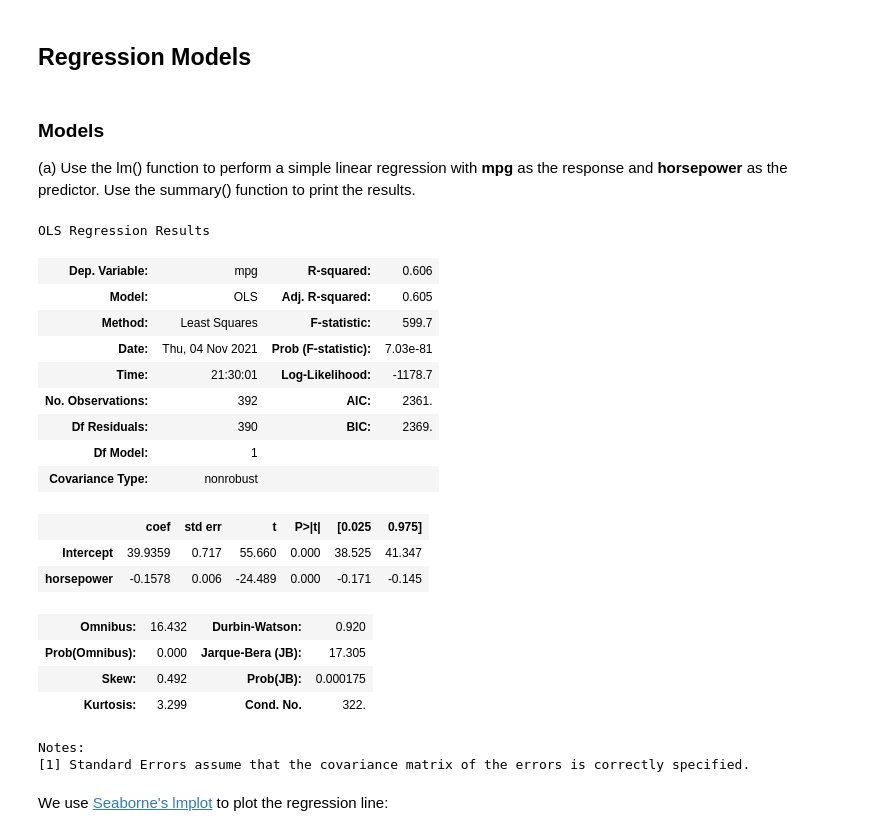
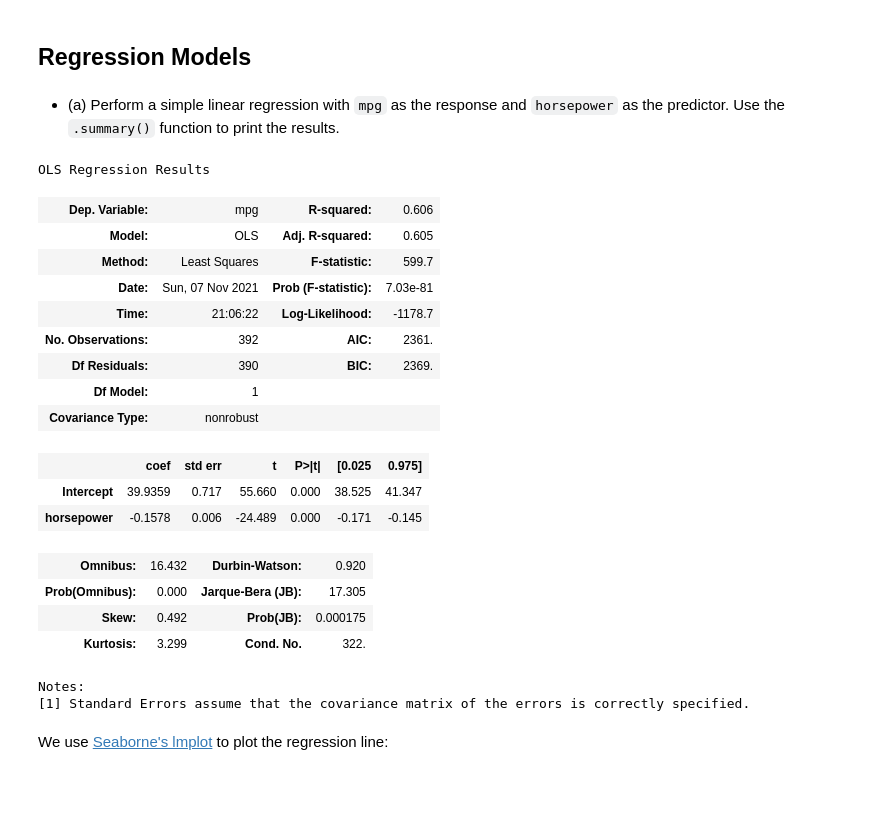
Before and after one commit to kirenz/regression, a Jupyter notebook: case_auto.ipynb, the cells around one changed output. Cells and saved outputs as stored; diff of their text form; code cells hidden in the pictures; blank space fills up the shorter version.

Commit message:
added functions

```diff
--- a/case_auto.ipynb
+++ b/case_auto.ipynb
@@ -161,20 +167,18 @@ sns.jointplot(x="horsepower", y="mpg", data=df);
 # %% [markdown]
 ## Regression Models
 # %% [markdown]
-### Models
-
-(a) Use the lm() function to perform a simple linear regression with **mpg** as the response and **horsepower** as the predictor. Use the summary() function to print the results.
+- (a) Perform a simple linear regression with `mpg` as the response and `horsepower` as the predictor. Use the `.summary()` function to print the results.
 # %%
-ols = smf.ols(formula ='mpg ~  horsepower', data=df).fit()
+lm = smf.ols(formula ='mpg ~  horsepower', data=df).fit()
 # %%
-ols.summary()
+lm.summary()
 # %% [output]
 OLS Regression Results
 | Dep. Variable: | mpg | R-squared: | 0.606 |
 | Model: | OLS | Adj. R-squared: | 0.605 |
 | Method: | Least Squares | F-statistic: | 599.7 |
-| Date: | Thu, 04 Nov 2021 | Prob (F-statistic): | 7.03e-81 |
-| Time: | 21:30:01 | Log-Likelihood: | -1178.7 |
+| Date: | Sun, 07 Nov 2021 | Prob (F-statistic): | 7.03e-81 |
+| Time: | 21:06:22 | Log-Likelihood: | -1178.7 |
 | No. Observations: | 392 | AIC: | 2361. |
 | Df Residuals: | 390 | BIC: | 2369. |
 | Df Model: | 1 |  |  |
```
Also changed, not shown: parts of 20 cells of this notebook, 2 other files.
